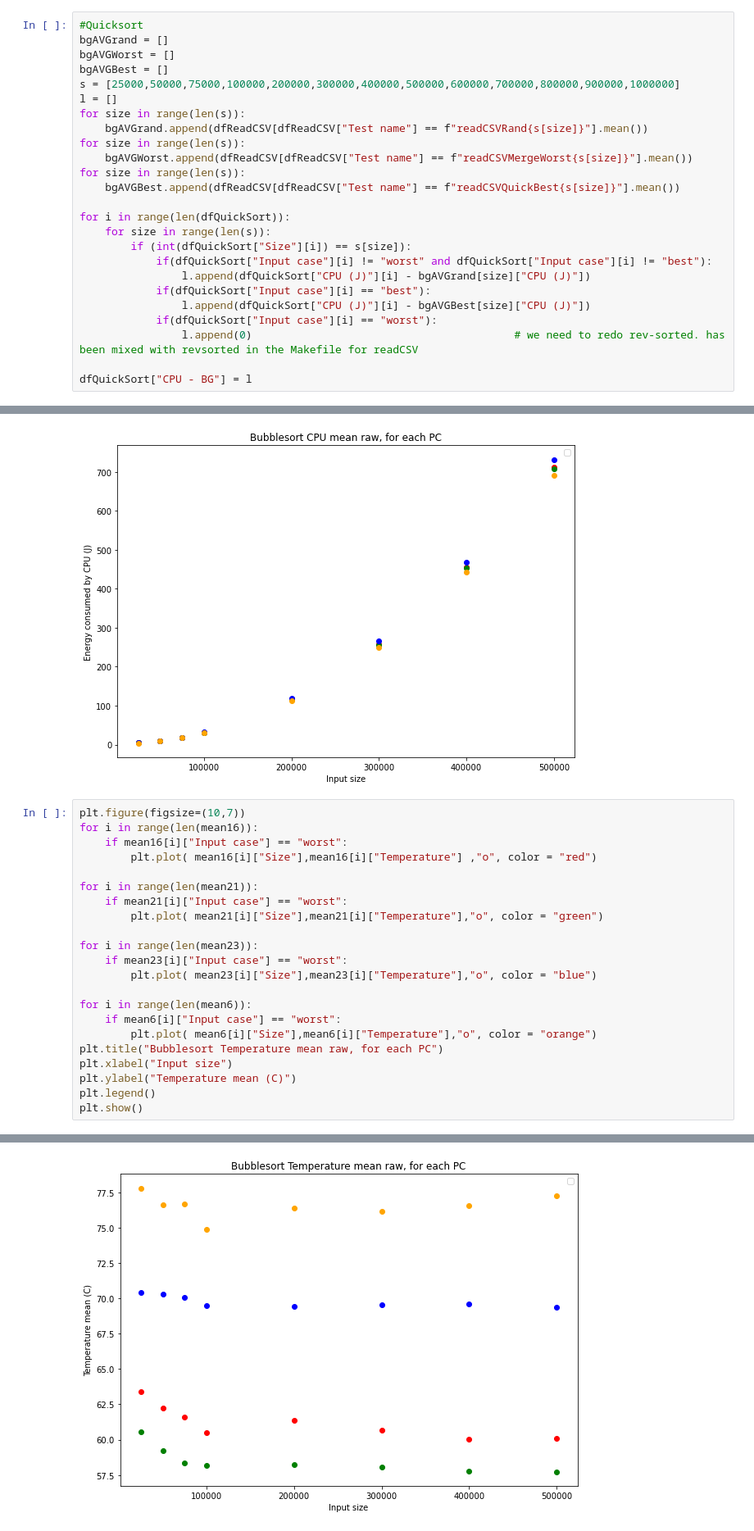
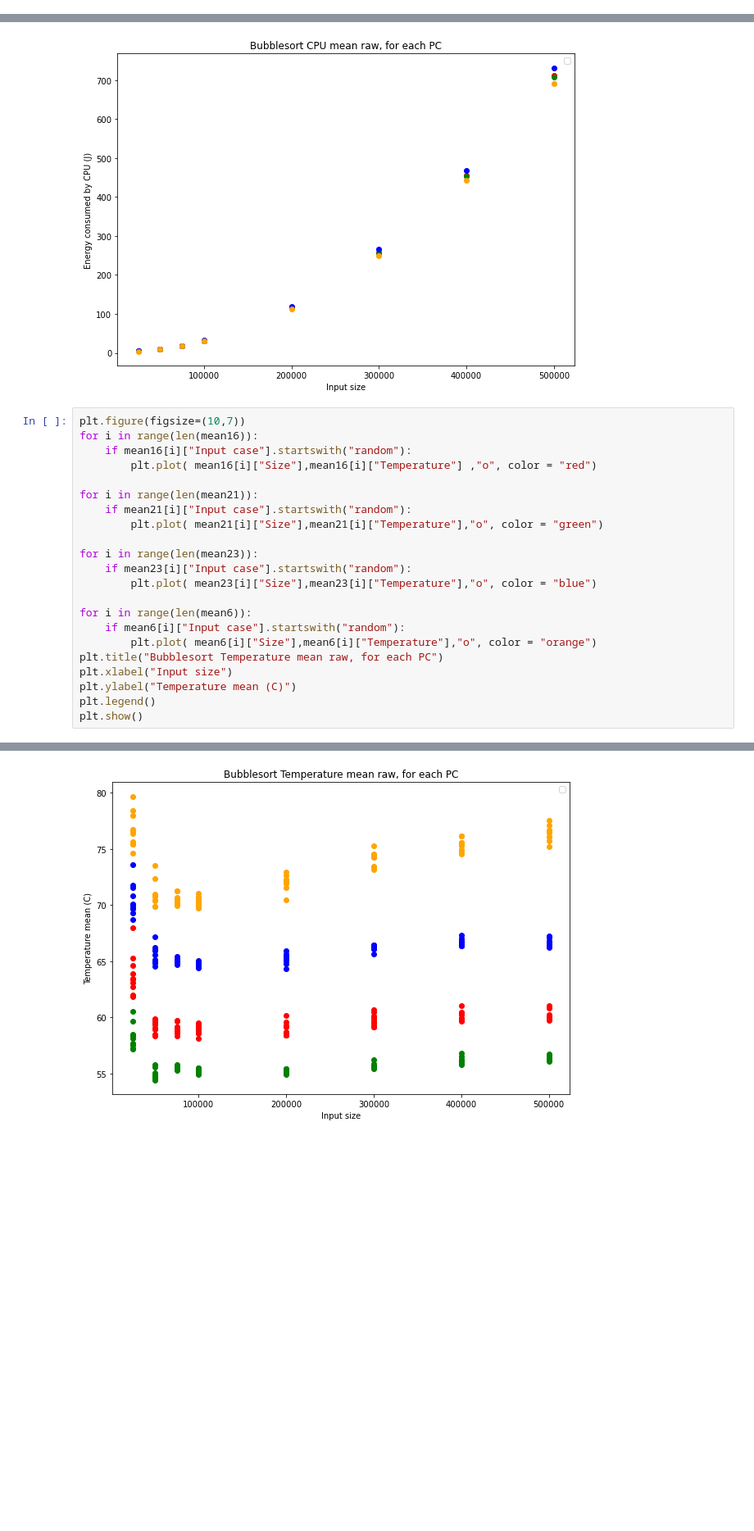
Before and after one commit to hrallil/RAPL_measurements, a Jupyter notebook: Java/FinalResults/BubbleDataAnalysis.ipynb, the cells around one changed output, grey strips where cells are left out. Shown at 82% size. Drawn from its saved outputs; the diff is of its cells as text; blank space fills up the shorter version.

```diff
--- a/Java/FinalResults/BubbleDataAnalysis.ipynb
+++ b/Java/FinalResults/BubbleDataAnalysis.ipynb
@@ -244,28 +80,3 @@ dfMergeSort[dfMergeSort["Input case"]=="best"]
-# %%
-#Quicksort
-bgAVGrand = []
-bgAVGWorst = []
-bgAVGBest = []
-s = [25000,50000,75000,100000,200000,300000,400000,500000,600000,700000,800000,900000,1000000]
-l = []
-for size in range(len(s)):
-    bgAVGrand.append(dfReadCSV[dfReadCSV["Test name"] == f"readCSVRand{s[size]}"].mean())
-for size in range(len(s)):
-    bgAVGWorst.append(dfReadCSV[dfReadCSV["Test name"] == f"readCSVMergeWorst{s[size]}"].mean())
-for size in range(len(s)):
-    bgAVGBest.append(dfReadCSV[dfReadCSV["Test name"] == f"readCSVQuickBest{s[size]}"].mean())
-
-for i in range(len(dfQuickSort)):
-    for size in range(len(s)):
-        if (int(dfQuickSort["Size"][i]) == s[size]):
-            if(dfQuickSort["Input case"][i] != "worst" and dfQuickSort["Input case"][i] != "best"):
-                l.append(dfQuickSort["CPU (J)"][i] - bgAVGrand[size]["CPU (J)"])
-            if(dfQuickSort["Input case"][i] == "best"):
-                l.append(dfQuickSort["CPU (J)"][i] - bgAVGBest[size]["CPU (J)"])
-            if(dfQuickSort["Input case"][i] == "worst"):
-                l.append(0)                                         # we need to redo rev-sorted. has been mixed with revsorted in the Makefile for readCSV
-
-dfQuickSort["CPU - BG"] = l
 # %% [markdown]
 ## PLOTS
 # %% [markdown]
@@ -594,28 +368,28 @@ No handles with labels found to put in legend.
 # %%
 plt.figure(figsize=(10,7))
 for i in range(len(mean16)):
-    if mean16[i]["Input case"] == "worst":
+    if mean16[i]["Input case"].startswith("random"):
         plt.plot( mean16[i]["Size"],mean16[i]["Temperature"] ,"o", color = "red")
 
 for i in range(len(mean21)):
-    if mean21[i]["Input case"] == "worst":
+    if mean21[i]["Input case"].startswith("random"):
         plt.plot( mean21[i]["Size"],mean21[i]["Temperature"],"o", color = "green")
 
 for i in range(len(mean23)):
-    if mean23[i]["Input case"] == "worst":
+    if mean23[i]["Input case"].startswith("random"):
         plt.plot( mean23[i]["Size"],mean23[i]["Temperature"],"o", color = "blue")
 
 for i in range(len(mean6)):
-    if mean6[i]["Input case"] == "worst":
+    if mean6[i]["Input case"].startswith("random"):
         plt.plot( mean6[i]["Size"],mean6[i]["Temperature"],"o", color = "orange")
 plt.title("Bubblesort Temperature mean raw, for each PC")
 plt.xlabel("Input size")
 plt.ylabel("Temperature mean (C)")
 plt.legend()
 plt.show()
 # %% [output]
 No handles with labels found to put in legend.
-[figure, old version]
+[figure, new version]
 # %%
 plt.figure(figsize=(10,7))
 for i in range(len(mean16)):
```
Also changed, not shown: parts of 24 cells of this notebook.
